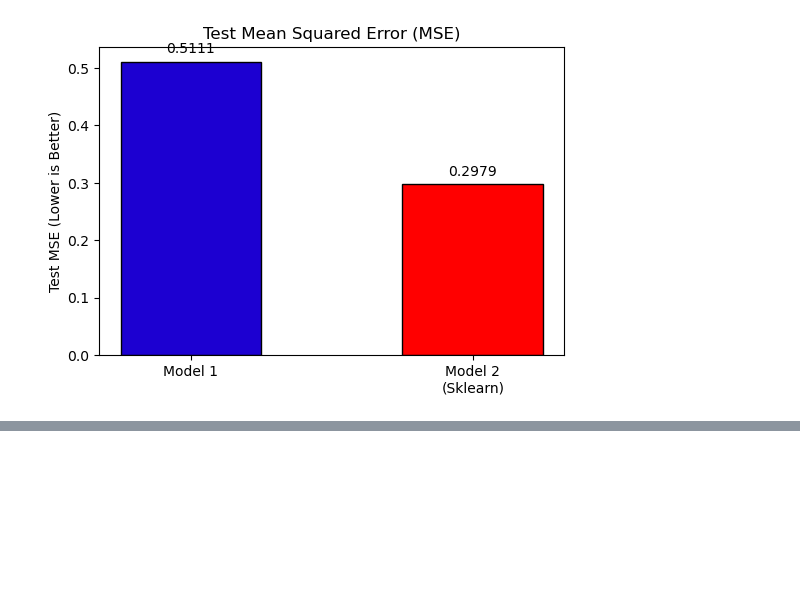
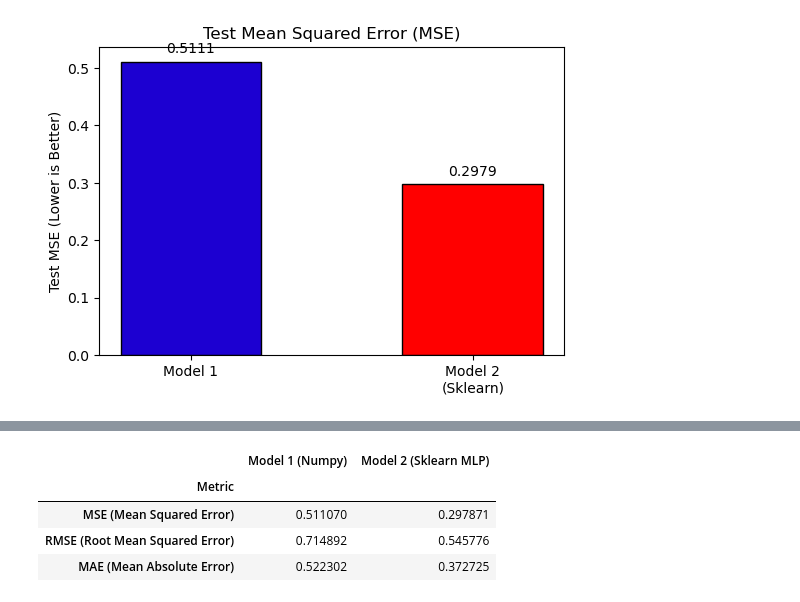
Before and after one commit to pyWill8/House-Price-Prediction-Using-Neural-Networks, a Jupyter notebook: model_comparison_1.ipynb, the cells around one changed output, grey strips where cells are left out. Cells and saved outputs as stored; diff of their text form; code cells hidden in the pictures; blank space fills up the shorter version.

```diff
--- a/model_comparison_1.ipynb
+++ b/model_comparison_1.ipynb
@@ -67,0 +109,27 @@ Model 2 ran Final Test MSE: 0.2979
+# %%
+metric_data = {
+    "Metric": [
+        "MSE (Mean Squared Error)",
+        "RMSE (Root Mean Squared Error)",
+        "MAE (Mean Absolute Error)"
+    ],
+    "Model 1 (Numpy)": [
+        m1_standard_mse,
+        m1_standard_rmse,
+        m1_standard_mae
+    ],
+    "Model 2 (Sklearn MLP)": [
+        m2_standard_mse,
+        m2_standard_rmse,
+        m2_standard_mae
+    ]
+}
+metrics_table = pd.DataFrame(metric_data)
+metrics_table.set_index("Metric", inplace=True)
+display(metrics_table)
+# %% [output]
+|  | Model 1 (Numpy) | Model 2 (Sklearn MLP) |
+| Metric |  |  |
+| MSE (Mean Squared Error) | 0.511070 | 0.297871 |
+| RMSE (Root Mean Squared Error) | 0.714892 | 0.545776 |
+| MAE (Mean Absolute Error) | 0.522302 | 0.372725 |
```
Also changed, not shown: parts of 4 cells of this notebook.
